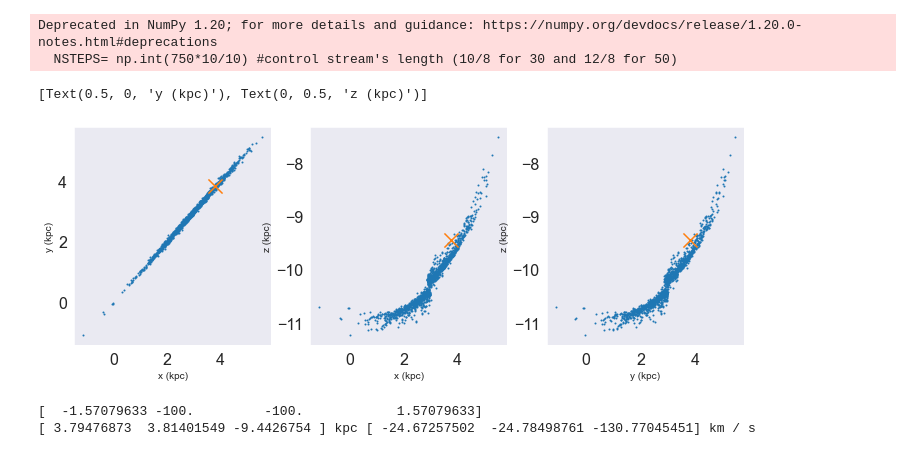
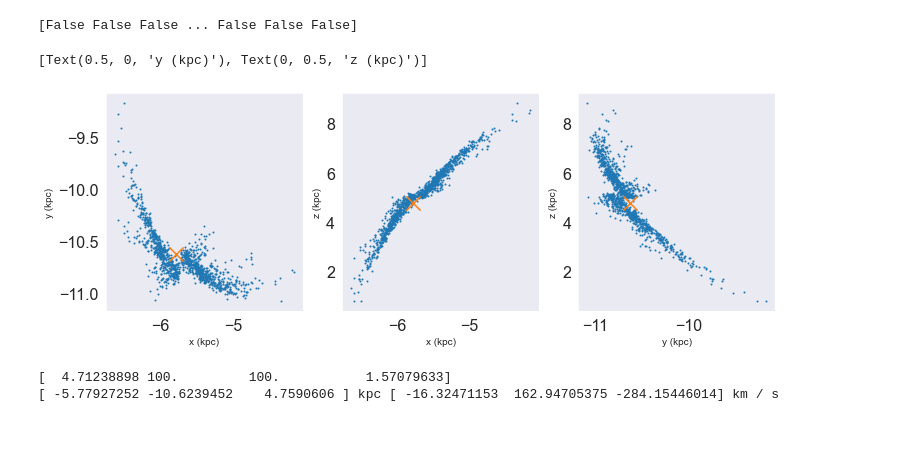
Before and after one commit to caganze/stellarstreams, a Jupyter notebook: notebooks/Rotating Stream and Simpler Direct Nboy.ipynb, the cells around one changed output. Saved outputs shown, nothing was run; the diff lists cells and outputs as text; code cells hidden in the pictures.

```diff
--- a/notebooks/Rotating Stream and Simpler Direct Nboy.ipynb
+++ b/notebooks/Rotating Stream and Simpler Direct Nboy.ipynb
@@ -103,8 +157,3 @@ def get_perturber_w0_at_impact(site_at_impact_w0, psi, v_rho, v_z, vpsi):
 # %%
-#now run a stream forward and choose an impact site
-NSTEPS= np.int(750*10/10) #control stream's length (10/8 for 30 and 12/8 for 50)
+ #control stream's length (10/8 for 30 and 12/8 for 50)
 file_prefix='simpler_rgc10'
-Z_STREAM=10*u.kpc
-# %% [output]
-Deprecated in NumPy 1.20; for more details and guidance: https://numpy.org/devdocs/release/1.20.0-notes.html#deprecations
-  NSTEPS= np.int(750*10/10) #control stream's length (10/8 for 30 and 12/8 for 50)
@@ -111,3 +177,16 @@ Deprecated in NumPy 1.20; for more details and guidance: https://numpy.org/devdo
 # %%
 #for next time --> use some Pal 5 papers and orbits
-#integrate to M31
+#present day coordinates
+coord=SkyCoord(ra=229.0220833333333*u.degree, dec=-0.1113888*u.degree,  unit=(u.hourangle, u.deg),
+               pm_ra_cosdec=-2.75*u.mas/u.yr, pm_dec=-2.69*u.mas/u.yr, distance=21*u.kpc,
+              radial_velocity= -57.4*u.km/u.s)
+
+present_pos=gd.PhaseSpacePosition(coord.transform_to(galcen_frame).cartesian)
+
+tfinal=1000*u.Myr
+trun= 750*u.Myr
+
+pal5_orbit=H.integrate_orbit(present_pos, dt=-1*u.Myr, t1=0*u.Gyr, t2=-tfinal)
+
+#pal
+pal5_w0= pal5_orbit[-1]
@@ -135,61 +193,59 @@ df = ms.FardalStreamDF()
 # %%
+#now run a stream forward and choose an impact site
+generation_time= {'t2':trun, 'nsteps': 300, 't1': 0*u.Myr}
 
 
 #integrate back to create a stream
-gen_gd1 = ms.MockStreamGenerator(df, MWPOT)#, progenitor_potential=gd1_pot)
-stream, nbody = gen_gd1.run(gd1_w0, gd1_mass,
-                                dt=-1 * u.Myr, n_steps=NSTEPS)
-
-
+gen_gd1 = ms.MockStreamGenerator(df, MWPOT)# progenitor_potential=gd1_pot)
+stream, nbody = gen_gd1.run(pal5_w0, gd1_mass,**generation_time, n_particles=2)
 w0_now = gd.PhaseSpacePosition(stream.data, stream.vel)
 
-t_int=NSTEPS
-
-orbit = MWPOT.integrate_orbit(w0_now, dt=-1*u.Myr, n_steps=int(t_int))
+#integrate orbit back
+orbit = MWPOT.integrate_orbit(w0_now, dt=-1*u.Myr, nsteps= int(trun.to(u.Myr).value))
 old_stream = orbit[-1]
 
 #choose impact position somewhere in the tail
-impact_bool1= (((old_stream.pos.x.value-np.mean(old_stream.pos.x.value))**2+
-                                    (old_stream.pos.y.value-np.mean(old_stream.pos.y.value))**2+
-                                    (old_stream.pos.z.value-np.mean(old_stream.pos.z.value))**2)**0.5) >=1.5
+impact_bool1= (((old_stream.pos.x.value-np.nanmedian(old_stream.pos.x.value))**2+
+                                    (old_stream.pos.y.value-np.nanmedian(old_stream.pos.y.value))**2+
+                                    (old_stream.pos.z.value-np.nanmedian(old_stream.pos.z.value))**2)**0.5) >=1.4
 
-impact_bool0= (((old_stream.pos.x.value-np.mean(old_stream.pos.x.value))**2+
-                                    (old_stream.pos.y.value-np.mean(old_stream.pos.y.value))**2+
-                                    (old_stream.pos.z.value-np.mean(old_stream.pos.z.value))**2)**0.5) <=1.51
+impact_bool0= (((old_stream.pos.x.value-np.nanmedian(old_stream.pos.x.value))**2+
+                                    (old_stream.pos.y.value-np.nanmedian(old_stream.pos.y.value))**2+
+                                    (old_stream.pos.z.value-np.median(old_stream.pos.z.value))**2)**0.5)  <=1.5
+
 impact_site= np.logical_and(impact_bool1, impact_bool0)
 
+print (impact_site)
 
-
-#site_at_impact_w0 = gd.PhaseSpacePosition(pos=np.mean(old_stream.pos), \
-#                                          vel=np.mean(old_stream.vel
-site_at_impact_w0=gd.PhaseSpacePosition(pos=old_stream.pos[impact_site][0], \
-                                          vel=old_stream.vel[impact_site][0])
+site_at_impact_w0=gd.PhaseSpacePosition(pos=np.mean(old_stream.pos[impact_site], axis=0), \
+                                          vel=np.mean(old_stream.vel[impact_site], axis=0))
 #visualize
 fig, ax=plt.subplots(ncols=3, figsize=(12, 4))
 ax[0].scatter(old_stream.pos.x, old_stream.pos.y, s=1)
 ax[1].scatter(old_stream.pos.x, old_stream.pos.z, s=1)
 ax[-1].scatter(old_stream.pos.y, old_stream.pos.z, s=1)
 
 ax[0].scatter(site_at_impact_w0.pos.x, site_at_impact_w0.pos.y, s=200, marker='x')
 ax[1].scatter(site_at_impact_w0.pos.x, site_at_impact_w0.pos.z, s=200, marker='x')
 ax[-1].scatter(site_at_impact_w0.pos.y, site_at_impact_w0.pos.z, s=200, marker='x')
 
 ax[0].set(xlabel='x (kpc)', ylabel='y (kpc)')
 ax[1].set(xlabel='x (kpc)', ylabel='z (kpc)')
 ax[-1].set(xlabel='y (kpc)', ylabel='z (kpc)')
 #vxstream, vystream, vzstream not defined in this file but its just the velocity of the stream
 #jk
 # %% [output]
-[Text(0.5, 0, 'y (kpc)'), Text(0, 0.5, 'z (kpc)')]
+[False False False ... False False False]
+[Text(0.5, 0, 'y (kpc)'), Text(0, 0.5, 'z (kpc)')]
-[figure, old version]
+[figure, new version]
 # %%
 #choose the subhalo properties
-frac=20.0
+frac=100.0
 vpsi= ((1*u.km/u.s)/(0.01*u.kpc)).to(u.rad/u.s, u.dimensionless_angles()).value
-impact_vector=frac*(np.array([-(1/frac)*(np.pi/2), -5, -5, (1/frac)*np.pi/2]))
+impact_vector=frac*(np.array([(1/frac)*(3*np.pi/2), 1, 1, (1/frac)*np.pi/2]))
 perturb= get_perturber_w0_at_impact(site_at_impact_w0, *impact_vector)
 print (impact_vector)
 print (perturb.xyz, perturb.v_xyz)
 # %% [output]
-[  -1.57079633 -100.         -100.            1.57079633]
-[ 3.79476873  3.81401549 -9.4426754 ] kpc [ -24.67257502  -24.78498761 -130.77045451] km / s
+[  4.71238898 100.         100.           1.57079633]
+[ -5.77927252 -10.6239452    4.7590606 ] kpc [ -16.32471153  162.94705375 -284.15446014] km / s
```
Also changed, not shown: parts of 17 cells of this notebook, 1 other file.
